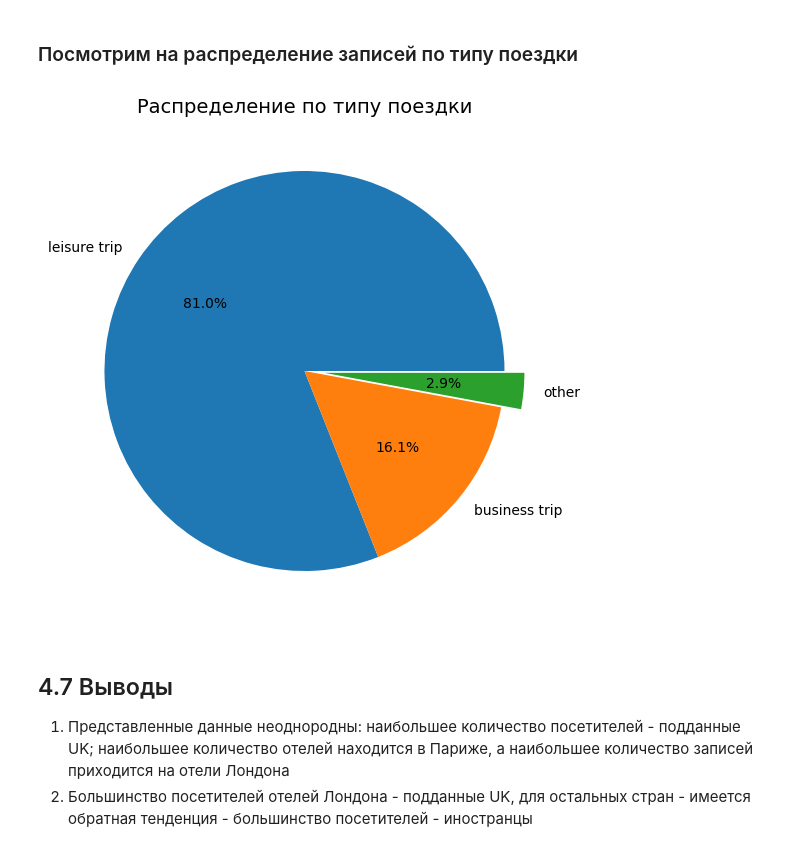
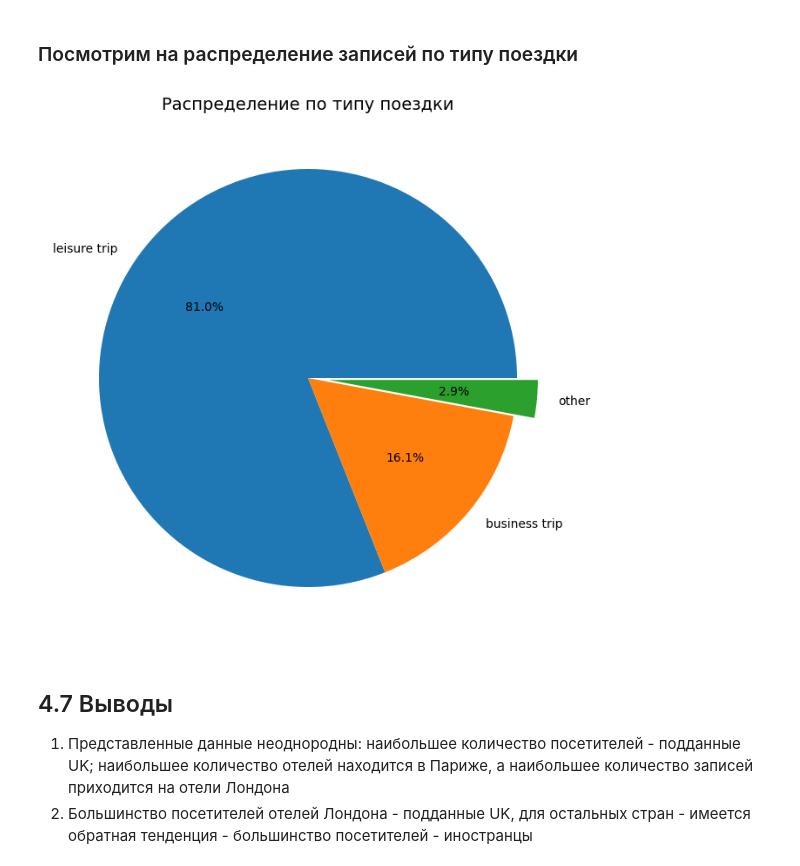
Before and after one commit to Andrey-ShaM/HW_Project_3_Kaggle, a Jupyter notebook: HW_Project_3_model.ipynb, the cells around one changed output. Drawn from its saved outputs; the diff is of its cells as text; code cells hidden in the pictures.

```diff
--- a/HW_Project_3_model.ipynb
+++ b/HW_Project_3_model.ipynb
@@ -412,19 +415,19 @@ def get_type_trip(elem):
 ### Посмотрим на распределение записей по типу поездки
 # %%
 type_trip = hotels['tags'].apply(get_type_trip).value_counts()
-fig = plt.figure(figsize=(5, 5))
+fig = plt.figure(figsize=(6, 6))
 axes = fig.add_axes([0, 0, 1, 1])
 axes.pie(
     type_trip,
     labels=type_trip.index,
     autopct='%.1f%%',
     explode = [0, 0, 0.1]
 )
 axes.set_title('Распределение по типу поездки', fontsize=14);
 fig = axes.figure
 fig.savefig('pic/pic12.png')
 # %% [output]
-[figure, old version]
+[figure, new version]
 # %% [markdown]
 ## 4.7 Выводы
 1. Представленные данные неоднородны: наибольшее количество посетителей - подданные UK; наибольшее количество отелей находится в Париже, а наибольшее количество записей приходится на отели Лондона
```
Also changed, not shown: parts of 1 cell of this notebook, 3 other files.
